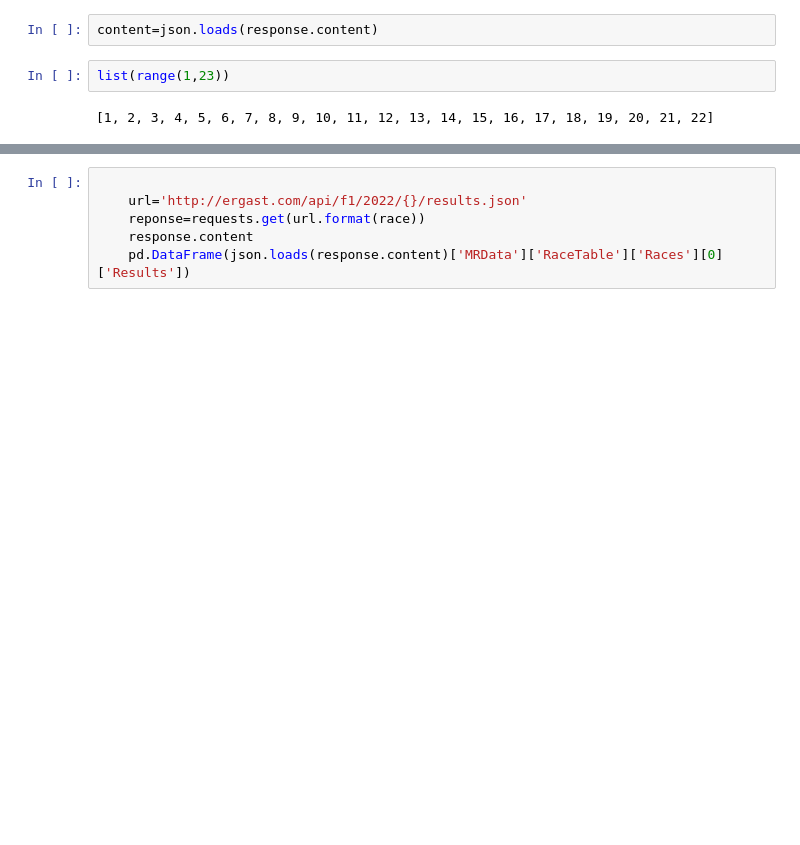
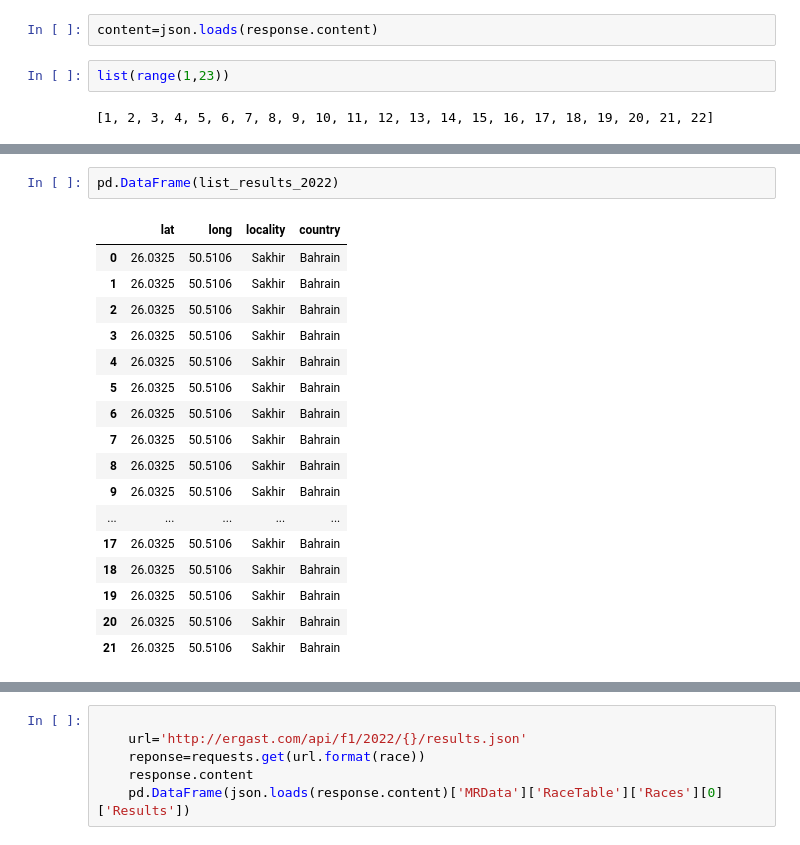
Before and after one commit to MrAldo007/formula-1-data, a Jupyter notebook: f1-análisis.ipynb, the cells around one changed output, grey strips where cells are left out. Saved outputs shown, nothing was run; the diff lists cells and outputs as text; blank space fills up the shorter version.

```diff
--- a/f1-análisis.ipynb
+++ b/f1-análisis.ipynb
@@ -130,3 +219,23 @@ for race in list(range(1,23)):
+# %%
+pd.DataFrame(list_results_2022)
+# %% [output]
+|  | lat | long | locality | country |
+| 0 | 26.0325 | 50.5106 | Sakhir | Bahrain |
+| 1 | 26.0325 | 50.5106 | Sakhir | Bahrain |
+| 2 | 26.0325 | 50.5106 | Sakhir | Bahrain |
+| 3 | 26.0325 | 50.5106 | Sakhir | Bahrain |
+| 4 | 26.0325 | 50.5106 | Sakhir | Bahrain |
+| 5 | 26.0325 | 50.5106 | Sakhir | Bahrain |
+| 6 | 26.0325 | 50.5106 | Sakhir | Bahrain |
+| 7 | 26.0325 | 50.5106 | Sakhir | Bahrain |
+| 8 | 26.0325 | 50.5106 | Sakhir | Bahrain |
+| 9 | 26.0325 | 50.5106 | Sakhir | Bahrain |
+| ... | ... | ... | ... | ... |
+| 17 | 26.0325 | 50.5106 | Sakhir | Bahrain |
+| 18 | 26.0325 | 50.5106 | Sakhir | Bahrain |
+| 19 | 26.0325 | 50.5106 | Sakhir | Bahrain |
+| 20 | 26.0325 | 50.5106 | Sakhir | Bahrain |
+| 21 | 26.0325 | 50.5106 | Sakhir | Bahrain |
 # %%
 pd.DataFrame(content['MRData']['RaceTable']['Races'][0]['Results'][15])
 # %% [output]
```
Also changed, not shown: parts of 34 cells of this notebook.
